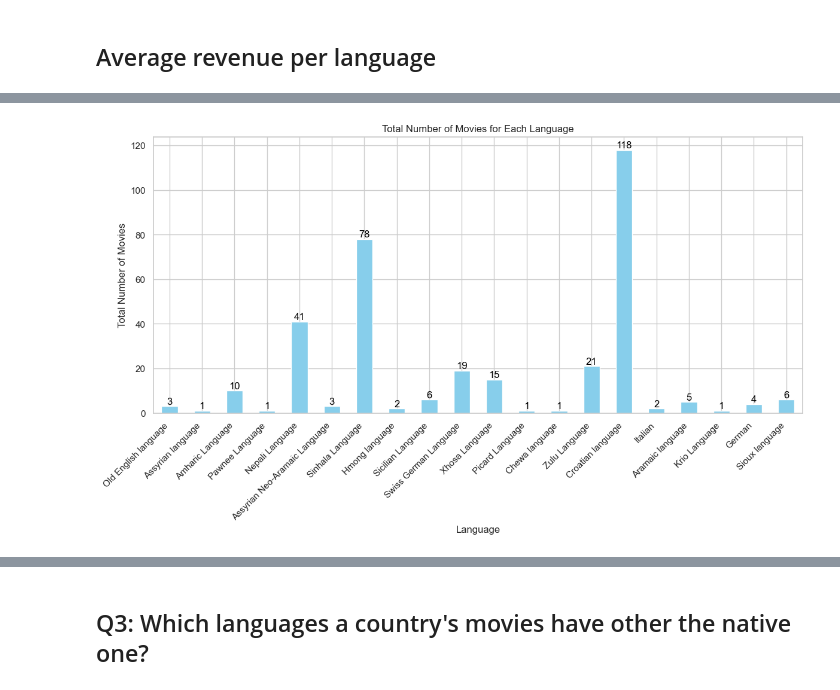
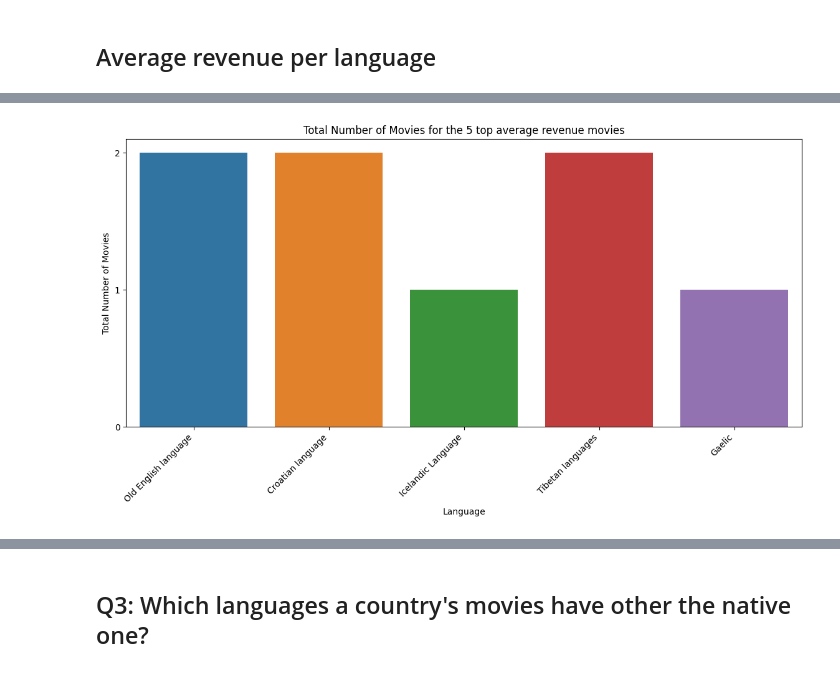
Before and after one commit to epfl-ada/ada-2023-project-pandalysts, a Jupyter notebook: P2.ipynb, the cells around one changed output, grey strips where cells are left out. Cells and saved outputs as stored; diff of their text form; code cells hidden in the pictures.

```diff
--- a/P2.ipynb
+++ b/P2.ipynb
@@ -504,30 +553,18 @@ The language with the highest average revenue per movie is Old English language
-# %%
-total_movies_per_language = df_language['Movie_languages_clean'].value_counts()
-
-# Languages with the highest revenues
-specified_order = ['Old English language', 'Assyrian language', 'Amharic Language',
-                   'Pawnee Language', 'Nepali Language', 'Assyrian Neo-Aramaic Language',
-                   'Sinhala Language', 'Hmong language', 'Sicilian Language',
-                   'Swiss German Language', 'Xhosa Language', 'Picard Language',
-                   'Chewa language', 'Zulu Language', 'Croatian language', 'Italian',
-                   'Aramaic language', 'Krio Language', 'German', 'Sioux language']
-
-total_movies_per_language = total_movies_per_language.reindex(specified_order, fill_value=0)
-
-# Plotting the bar chart
-plt.figure(figsize=(14, 6))
-bars = total_movies_per_language.plot(kind='bar', color='skyblue')
-plt.title('Total Number of Movies for Each Language')
-plt.xlabel('Language')
-plt.ylabel('Total Number of Movies')
-plt.xticks(rotation=45, ha='right')  # Rotate x-axis labels for better readability
-
-# Adding text annotations on top of the bars
-for bar in bars.patches:
-    yval = bar.get_height()
-    plt.text(bar.get_x() + bar.get_width()/2, yval + 0.05, round(yval, 2), ha='center', va='bottom', color='black')
-
-
-plt.show()
-# %% [output]
-[figure, removed]
+# %%
+language_stats = language_stats.reset_index()
+# %%
+# Plotting the bar chart
+plt.figure(figsize=(14, 6))
+sns.barplot(language_stats.head(5), x='Movie_languages_clean', y='count')
+
+plt.title('Total Number of Movies for the 5 top average revenue movies')
+plt.xlabel('Language')
+plt.ylabel('Total Number of Movies')
+plt.yticks([0, 1, 2]) #force integers only
+plt.xticks(rotation=45, ha='right')  # Rotate x-axis labels for better readability
+
+
+
+plt.show()
+# %% [output]
+[figure, added]
```
Also changed, not shown: parts of 35 cells of this notebook.
